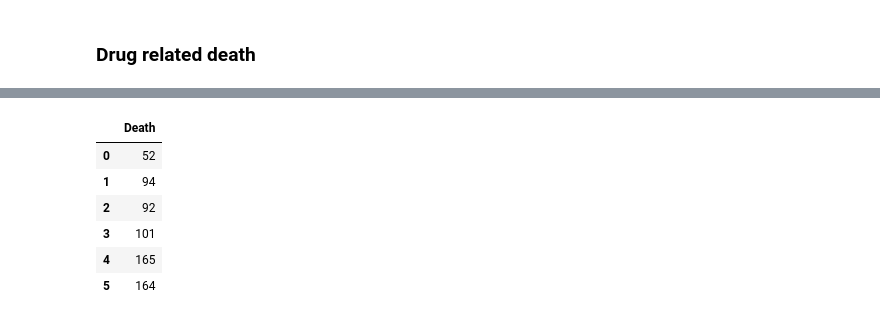
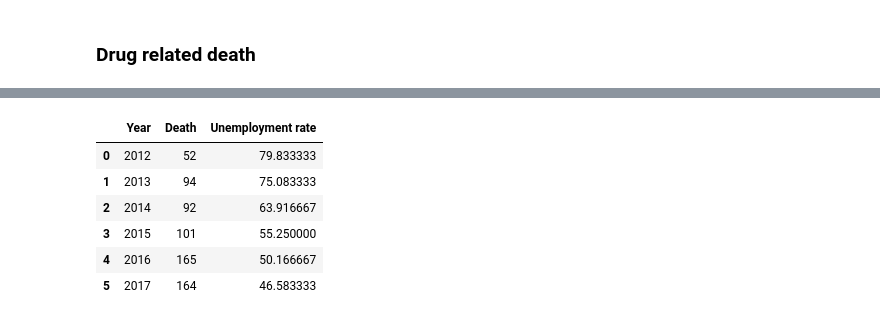
Before and after one commit to yayunl/DataViz-Project1, a Jupyter notebook: Plot drug related death and unemployment rate.ipynb, the cells around one changed output, grey strips where cells are left out. Saved outputs shown, nothing was run; the diff lists cells and outputs as text; code cells hidden in the pictures.

```diff
--- a/Plot drug related death and unemployment rate.ipynb
+++ b/Plot drug related death and unemployment rate.ipynb
@@ -80,10 +63,0 @@ Name: Death, dtype: int64
-# %%
-fairfield_df
-# %% [output]
-|  | Death |
-| 0 | 52 |
-| 1 | 94 |
-| 2 | 92 |
-| 3 | 101 |
-| 4 | 165 |
-| 5 | 164 |
@@ -89,0 +73,10 @@ fairfield_df
+# %%
+data['fairfield']
+# %% [output]
+|  | Year | Death | Unemployment rate |
+| 0 | 2012 | 52 | 79.833333 |
+| 1 | 2013 | 94 | 75.083333 |
+| 2 | 2014 | 92 | 63.916667 |
+| 3 | 2015 | 101 | 55.250000 |
+| 4 | 2016 | 165 | 50.166667 |
+| 5 | 2017 | 164 | 46.583333 |
```
Also changed, not shown: parts of 5 cells of this notebook, 1 other file.
